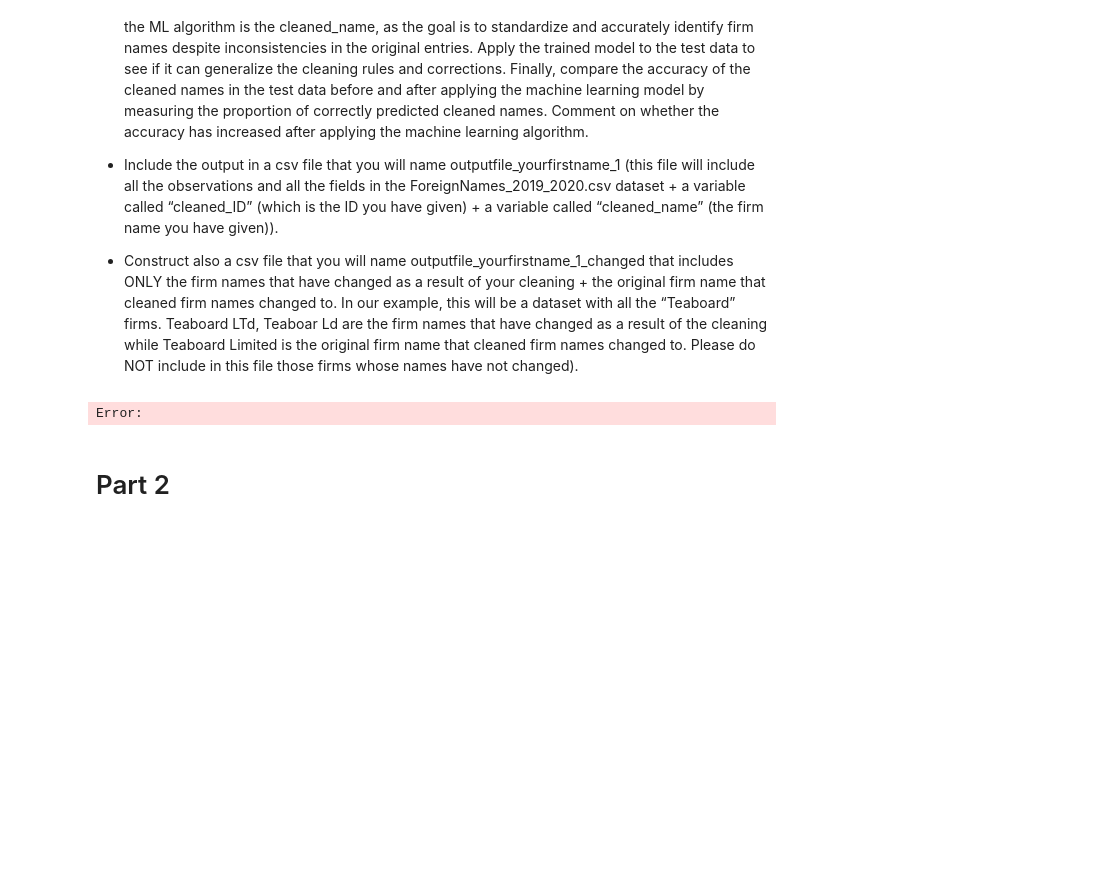
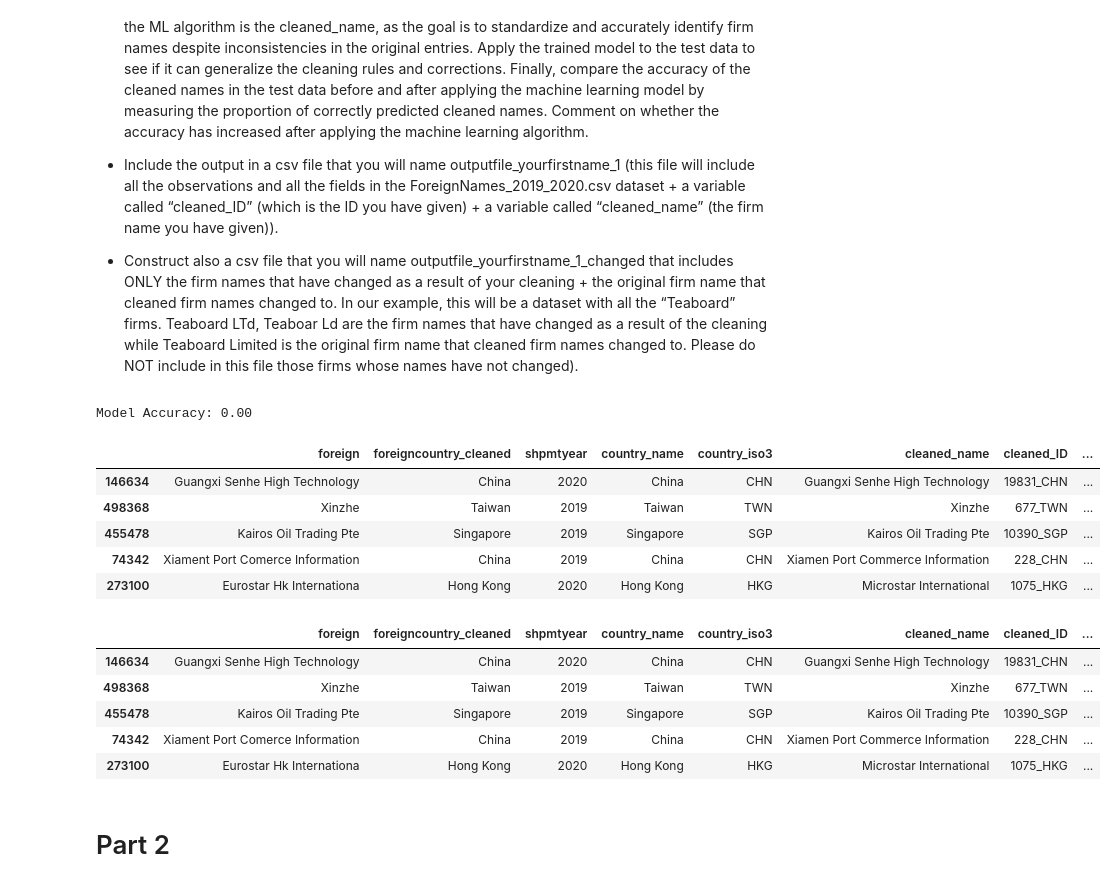
Before and after one commit to jegalvisa/WB-Task, a Jupyter notebook: PythonTest/Python_Test_Jairo_Galvis.ipynb, the cells around one changed output. Drawn from its saved outputs; the diff is of its cells as text; code cells hidden in the pictures; blank space fills up the shorter version.

```diff
--- a/PythonTest/Python_Test_Jairo_Galvis.ipynb
+++ b/PythonTest/Python_Test_Jairo_Galvis.ipynb
@@ -173,7 +173,12 @@ from IPython.display import display
 
 # Now, divide the data into training and test sets
 # Load the cleaned dataset
-cleaned_df = pd.read_csv('Cleaned_ForeignNames_2019_2020.csv')
+cleaned_og_df = pd.read_csv('Cleaned_ForeignNames_2019_2020.csv')
+#cleaned_df = pd.read_csv('Cleaned_ForeignNames_2019_2020.csv')
+
+# Take a random sample of 50,000 observations
+cleaned_df = cleaned_og_df.sample(n=50000, random_state=42)
+
 
 # Drop rows with NaN values in 'foreign' and 'cleaned_name'
 cleaned_df = cleaned_df.dropna(subset=['foreign', 'cleaned_name'])
@@ -183,34 +188,46 @@ X = cleaned_df['foreign']  # Original names
 y = cleaned_df['cleaned_name']  # Cleaned names
 
 # Split the data into training (70%) and testing (30%) sets
 X_train, X_test, y_train, y_test = train_test_split(X, y, test_size=0.3, random_state=42)
 
 # Develop and train a machine learning model
 model = make_pipeline(TfidfVectorizer(), MultinomialNB())
 model.fit(X_train, y_train)
 
 # Predict on the test set
 y_pred = model.predict(X_test)
 
 # Evaluate the model
 accuracy = accuracy_score(y_test, y_pred)
 print(f"Model Accuracy: {accuracy:.2f}")
 
 # Apply the model to the entire dataset to predict cleaned names
 cleaned_df['cleaned_name_pred'] = model.predict(cleaned_df['foreign'])
 
 # Save the output file with all observations and fields
 cleaned_df.to_csv('outputfile_Jairo_1.csv', index=False)
 
 # Construct a CSV file with only the firm names that have changed after applying the ML model
 changed_names = cleaned_df[cleaned_df['cleaned_name'] != cleaned_df['cleaned_name_pred']]
 changed_names.to_csv('outputfile_Jairo_1_changed.csv', index=False)
 
 # Display samples of the output
 display(cleaned_df.head())
 display(changed_names.head())
 # %% [output]
-Error:
+Model Accuracy: 0.00
+|  | foreign | foreigncountry_cleaned | shpmtyear | country_name | country_iso3 | cleaned_name | cleaned_ID | ... |
+| 146634 | Guangxi Senhe High Technology | China | 2020 | China | CHN | Guangxi Senhe High Technology | 19831_CHN | ... |
+| 498368 | Xinzhe | Taiwan | 2019 | Taiwan | TWN | Xinzhe | 677_TWN | ... |
+| 455478 | Kairos Oil Trading Pte | Singapore | 2019 | Singapore | SGP | Kairos Oil Trading Pte | 10390_SGP | ... |
+| 74342 | Xiament Port Comerce Information | China | 2019 | China | CHN | Xiamen Port Commerce Information | 228_CHN | ... |
+| 273100 | Eurostar Hk Internationa | Hong Kong | 2020 | Hong Kong | HKG | Microstar International | 1075_HKG | ... |
+|  | foreign | foreigncountry_cleaned | shpmtyear | country_name | country_iso3 | cleaned_name | cleaned_ID | ... |
+| 146634 | Guangxi Senhe High Technology | China | 2020 | China | CHN | Guangxi Senhe High Technology | 19831_CHN | ... |
+| 498368 | Xinzhe | Taiwan | 2019 | Taiwan | TWN | Xinzhe | 677_TWN | ... |
+| 455478 | Kairos Oil Trading Pte | Singapore | 2019 | Singapore | SGP | Kairos Oil Trading Pte | 10390_SGP | ... |
+| 74342 | Xiament Port Comerce Information | China | 2019 | China | CHN | Xiamen Port Commerce Information | 228_CHN | ... |
+| 273100 | Eurostar Hk Internationa | Hong Kong | 2020 | Hong Kong | HKG | Microstar International | 1075_HKG | ... |
 # %% [markdown]
 # Part 2
 # %% [markdown]
```
Also changed, not shown: parts of 1 cell of this notebook, 7 other files.
